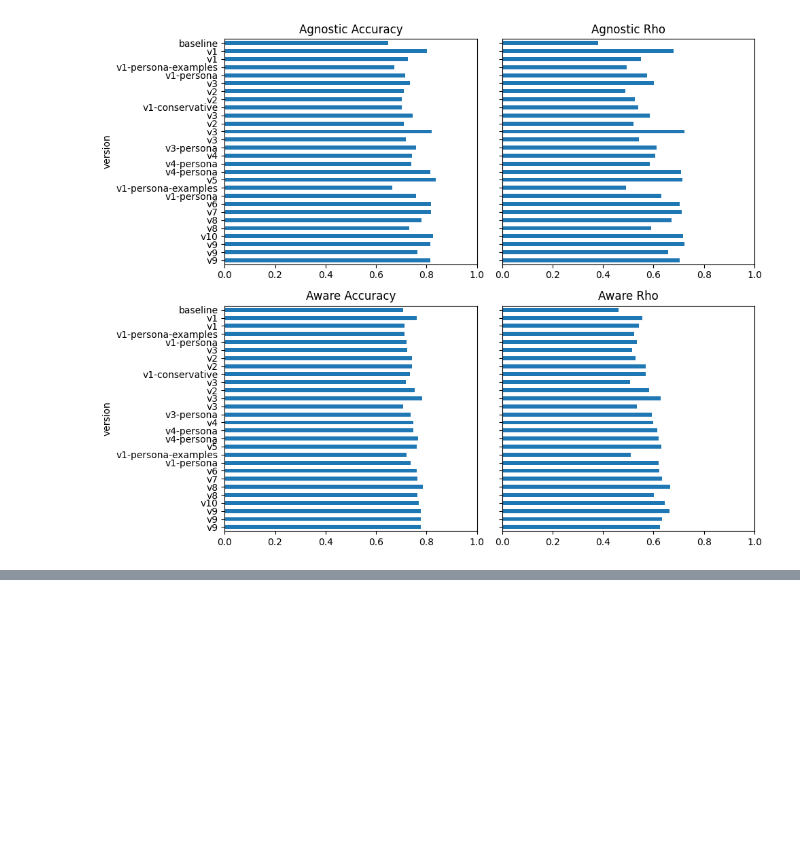
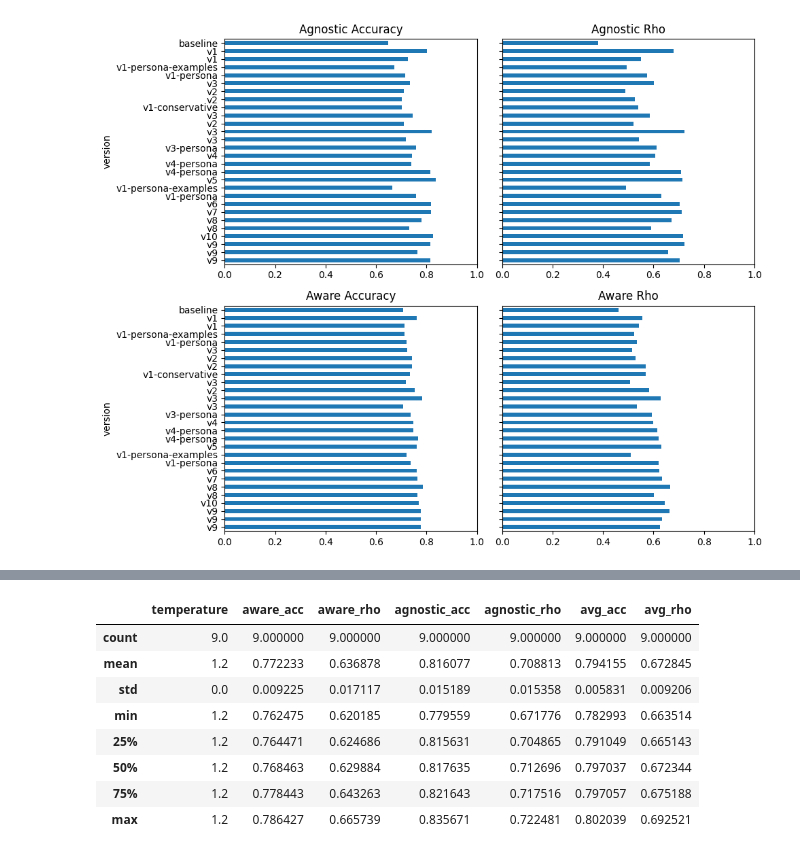
Before and after one commit to bradleypallen/shroom, a Jupyter notebook: prod/scores.ipynb, the cells around one changed output, grey strips where cells are left out. Drawn from its saved outputs; the diff is of its cells as text; code cells hidden in the pictures; blank space fills up the shorter version.

```diff
--- a/prod/scores.ipynb
+++ b/prod/scores.ipynb
@@ -100,0 +115,12 @@ plt.show()
+# %%
+df2.describe()
+# %% [output]
+|  | temperature | aware_acc | aware_rho | agnostic_acc | agnostic_rho | avg_acc | avg_rho |
+| count | 9.0 | 9.000000 | 9.000000 | 9.000000 | 9.000000 | 9.000000 | 9.000000 |
+| mean | 1.2 | 0.772233 | 0.636878 | 0.816077 | 0.708813 | 0.794155 | 0.672845 |
+| std | 0.0 | 0.009225 | 0.017117 | 0.015189 | 0.015358 | 0.005831 | 0.009206 |
+| min | 1.2 | 0.762475 | 0.620185 | 0.779559 | 0.671776 | 0.782993 | 0.663514 |
+| 25% | 1.2 | 0.764471 | 0.624686 | 0.815631 | 0.704865 | 0.791049 | 0.665143 |
+| 50% | 1.2 | 0.768463 | 0.629884 | 0.817635 | 0.712696 | 0.797037 | 0.672344 |
+| 75% | 1.2 | 0.778443 | 0.643263 | 0.821643 | 0.717516 | 0.797057 | 0.675188 |
+| max | 1.2 | 0.786427 | 0.665739 | 0.835671 | 0.722481 | 0.802039 | 0.692521 |
```
Also changed, not shown: parts of 1 cell of this notebook.
